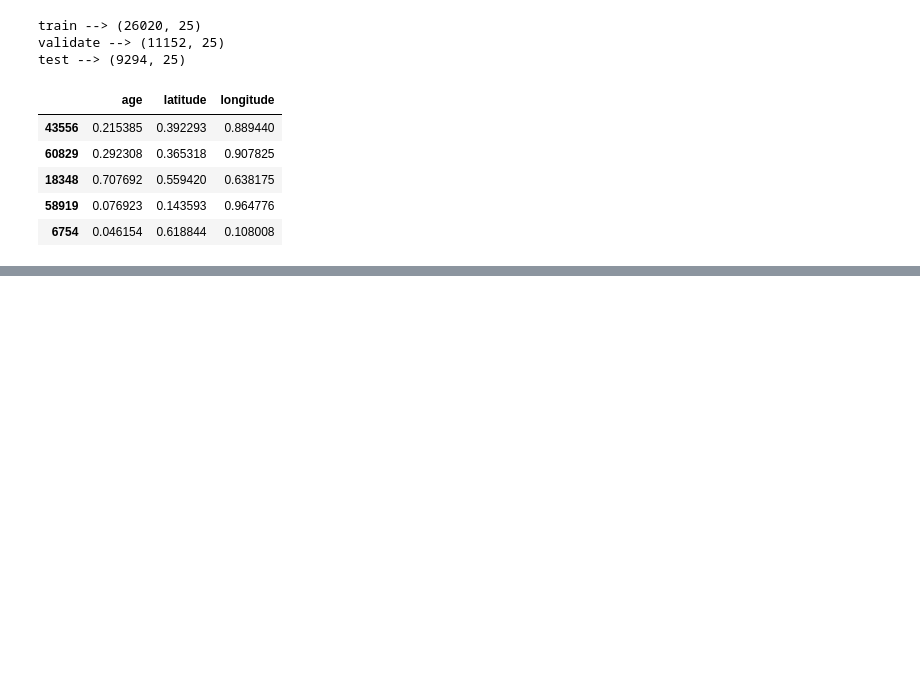
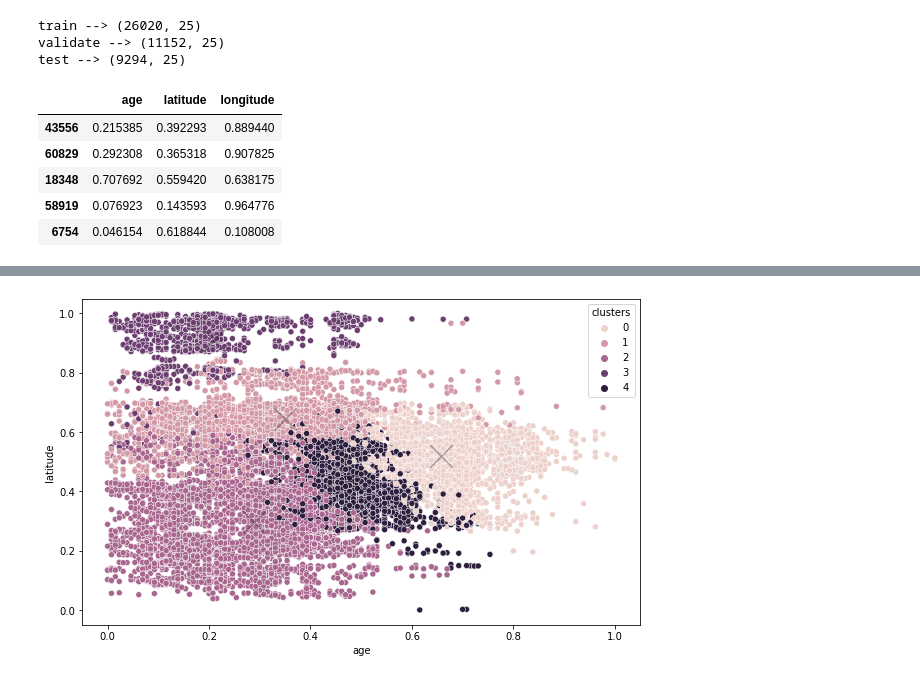
Before and after one commit to HeatherOrtegaMcMillan/Zillow_clustering_project, a Jupyter notebook: initial_notebook.ipynb, the cells around one changed output, grey strips where cells are left out. Cells and saved outputs as stored; diff of their text form; code cells hidden in the pictures; blank space fills up the shorter version.

```diff
--- a/initial_notebook.ipynb
+++ b/initial_notebook.ipynb
@@ -931,0 +957,7 @@ plot_clusters('age', 'longitude', '4_k_clusters', X_train, kmeans, mm_scaler, ce
+# %%
+# make cluster of 5
+X_train_scaled, centroids_scaled, kmean = makin_clusters(X_train_scaled, 5)
+# %%
+plot_clusters('age', 'latitude', 'clusters', X_train_scaled, kmeans, mm_scaler, centroids_scaled)
+# %% [output]
+[figure, added]
```
Also changed, not shown: parts of 30 cells of this notebook.
